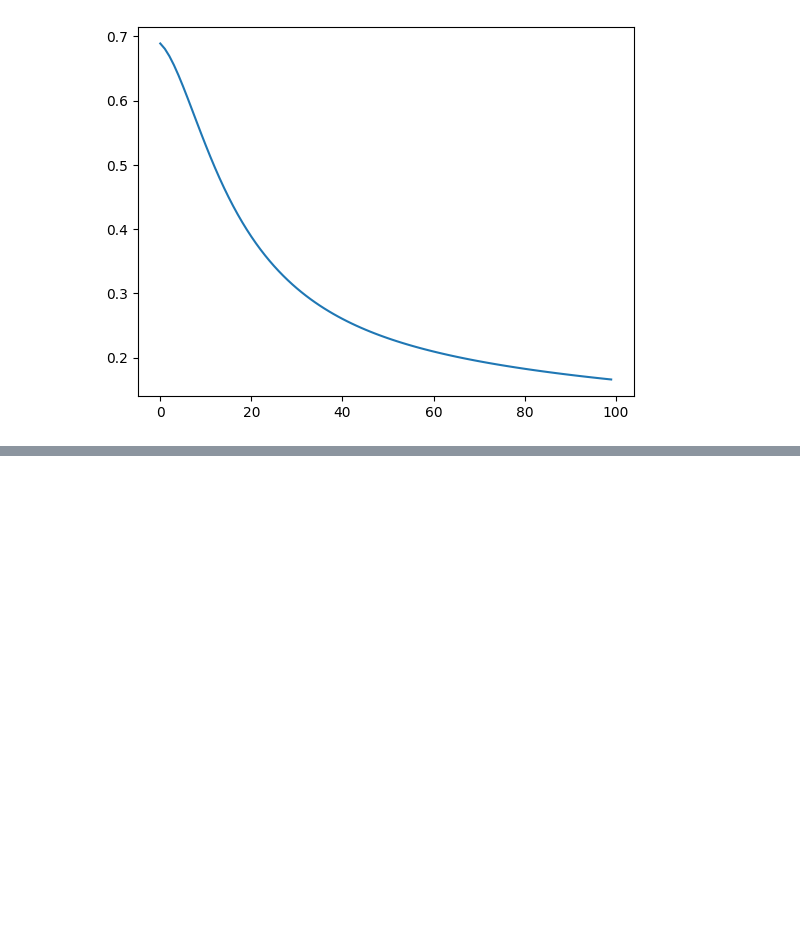
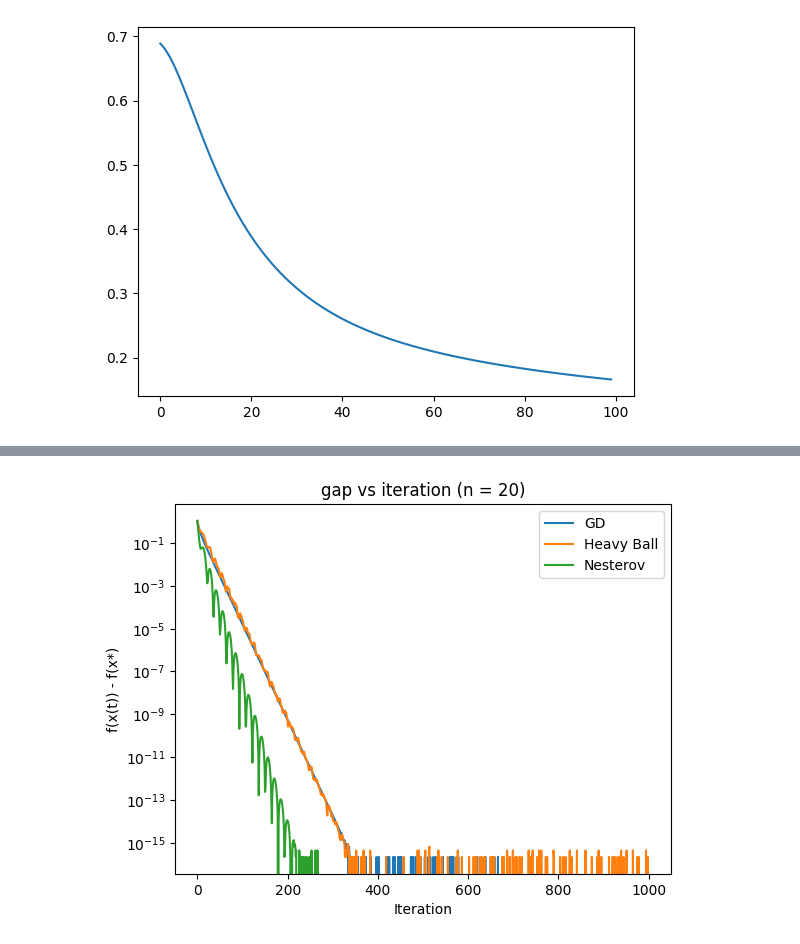
Before and after one commit to ageller02/MATH173A, a Jupyter notebook: HW_6.ipynb, the cells around one changed output, grey strips where cells are left out. Drawn from its saved outputs; the diff is of its cells as text; code cells hidden in the pictures; blank space fills up the shorter version.

```diff
--- a/HW_6.ipynb
+++ b/HW_6.ipynb
@@ -110,0 +167,8 @@ plt.show()
+# %%
+A20, b20 = optimal(20)
+x_star_20 = 1 / np.arange(1, 21)
+x_20, f_hist_20, dist_hist_20 = GD(A20, b20, x_star_20)
+
+A100, b100 = optimal(100)
+x_star_100 = 1 / np.arange(1, 101)
+x_100, f_hist_100, dist_hist_100 = GD(A100, b100, x_star_100)
@@ -110,0 +201,8 @@ plt.show()
+# %%
+A20, b20 = optimal(20)
+x_star_20 = 1 / np.arange(1, 21)
+x_hb_20, f_hb_20, dist_hb_20 = heavy_ball(A20, b20, x_star_20)
+
+A100, b100 = optimal(100)
+x_star_100 = 1 / np.arange(1, 101)
+x_hb_100, f_hb_100, dist_hb_100 = heavy_ball(A100, b100, x_star_100)
@@ -110,0 +236,22 @@ plt.show()
+# %%
+A20, b20 = optimal(20)
+x_star_20 = 1 / np.arange(1, 21)
+x_nes_20, f_nes_20, dist_nes_20 = nesterov(A20, b20, x_star_20)
+
+A100, b100 = optimal(100)
+x_star_100 = 1 / np.arange(1, 101)
+x_nes_100, f_nes_100, dist_nes_100 = nesterov(A100, b100, x_star_100)
+# %%
+T = len(f_hist_20)
+iters = range(T)
+
+plt.semilogy(iters, f_hist_20,   label='GD')
+plt.semilogy(iters, f_hb_20,     label='Heavy Ball')
+plt.semilogy(iters, f_nes_20,    label='Nesterov')
+plt.xlabel('Iteration')
+plt.ylabel('f(x(t)) - f(x*)')
+plt.title('gap vs iteration (n = 20)')
+plt.legend()
+plt.show()
+# %% [output]
+[figure, added]
```
Also changed, not shown: parts of 8 cells of this notebook.
